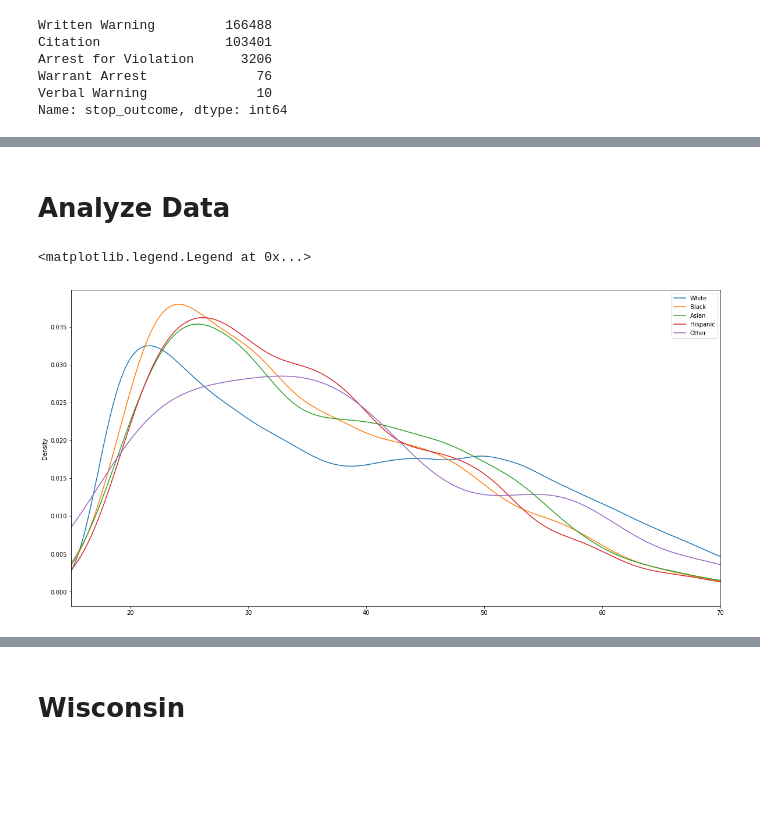
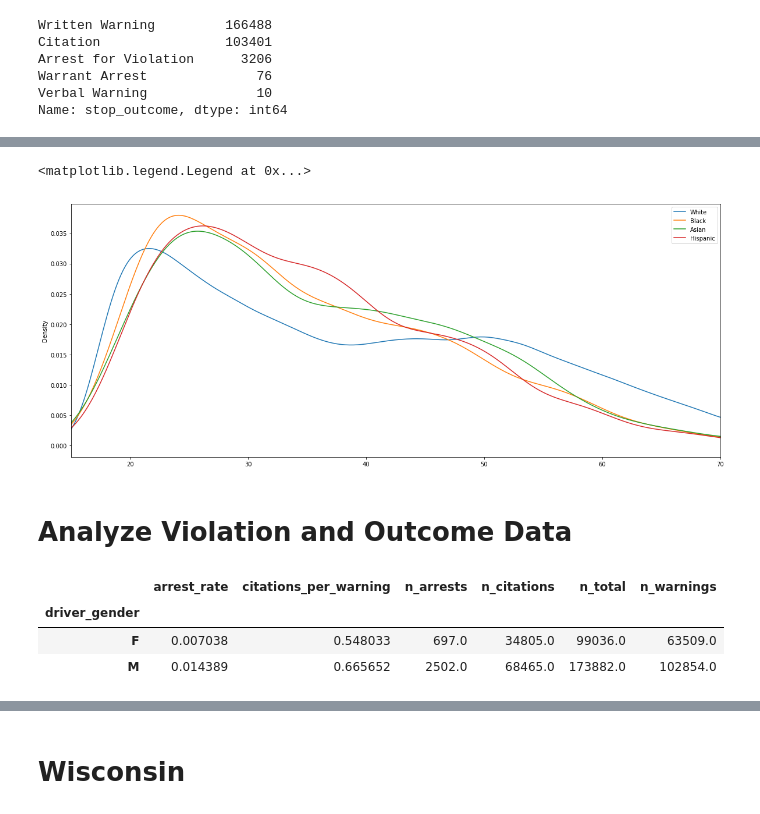
Before and after one commit to triestpa/Police-Analysis-Python, a Jupyter notebook: traffic_stop_analysis.ipynb, the cells around one changed output, grey strips where cells are left out. Saved outputs shown, nothing was run; the diff lists cells and outputs as text; code cells hidden in the pictures; blank space fills up the shorter version.

Commit message:
Add much more advanced stop comparision analysis and plotting to notebook

```diff
--- a/traffic_stop_analysis.ipynb
+++ b/traffic_stop_analysis.ipynb
@@ -195,15 +157,17 @@ Other          279
 Name: driver_race, dtype: int64
-# %% [markdown]
-# Analyze Data
+# %%
+df_vt = df_vt[df_vt['driver_race'] != 'Other']
 # %%
-fig, ax = plt.subplots(figsize=(20,10))
+fig, ax = plt.subplots(figsize=(20,8))
 ax.set_xlim(15, 70)
 for race in df_vt['driver_race'].unique():
     s = df_vt[df_vt['driver_race'] == race]['driver_age']
     s.plot.kde(ax=ax, label=race)
 ax.legend()
 # %% [output]
 <matplotlib.legend.Legend at 0x...>
-[figure, old version]
+[figure, new version]
 # %%
 fig.savefig('race_age_dist.png', bbox_inches='tight')
+# %% [markdown]
+# Analyze Violation and Outcome Data
@@ -209,0 +192,7 @@ fig.savefig('race_age_dist.png', bbox_inches='tight')
+# %%
+df_vt.groupby('driver_gender').apply(compute_outcome_stats)
+# %% [output]
+|  | arrest_rate | citations_per_warning | n_arrests | n_citations | n_total | n_warnings |
+| driver_gender |  |  |  |  |  |  |
+| F | 0.007038 | 0.548033 | 697.0 | 34805.0 | 99036.0 | 63509.0 |
+| M | 0.014389 | 0.665652 | 2502.0 | 68465.0 | 173882.0 | 102854.0 |
```
Also changed, not shown: parts of 61 cells of this notebook.
